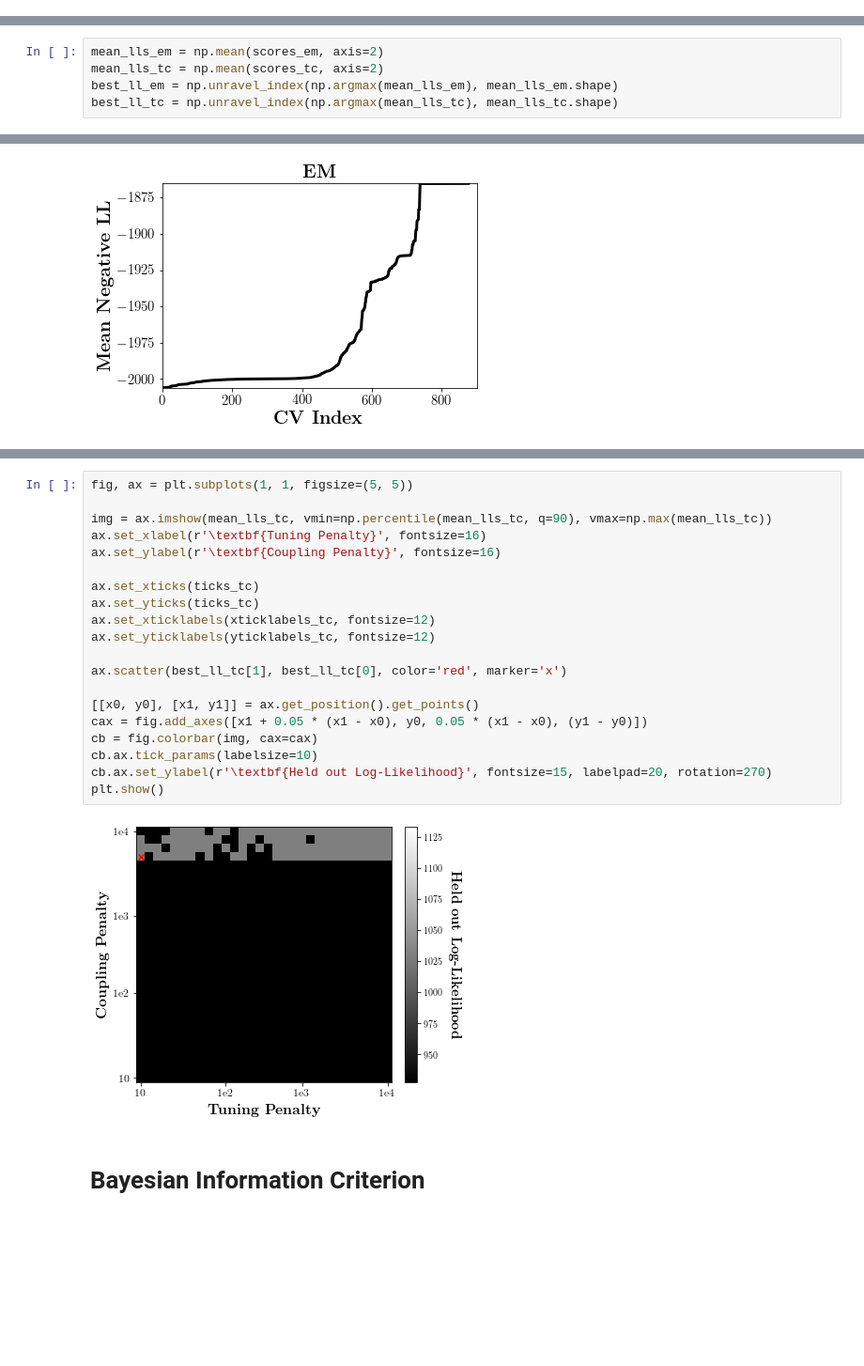
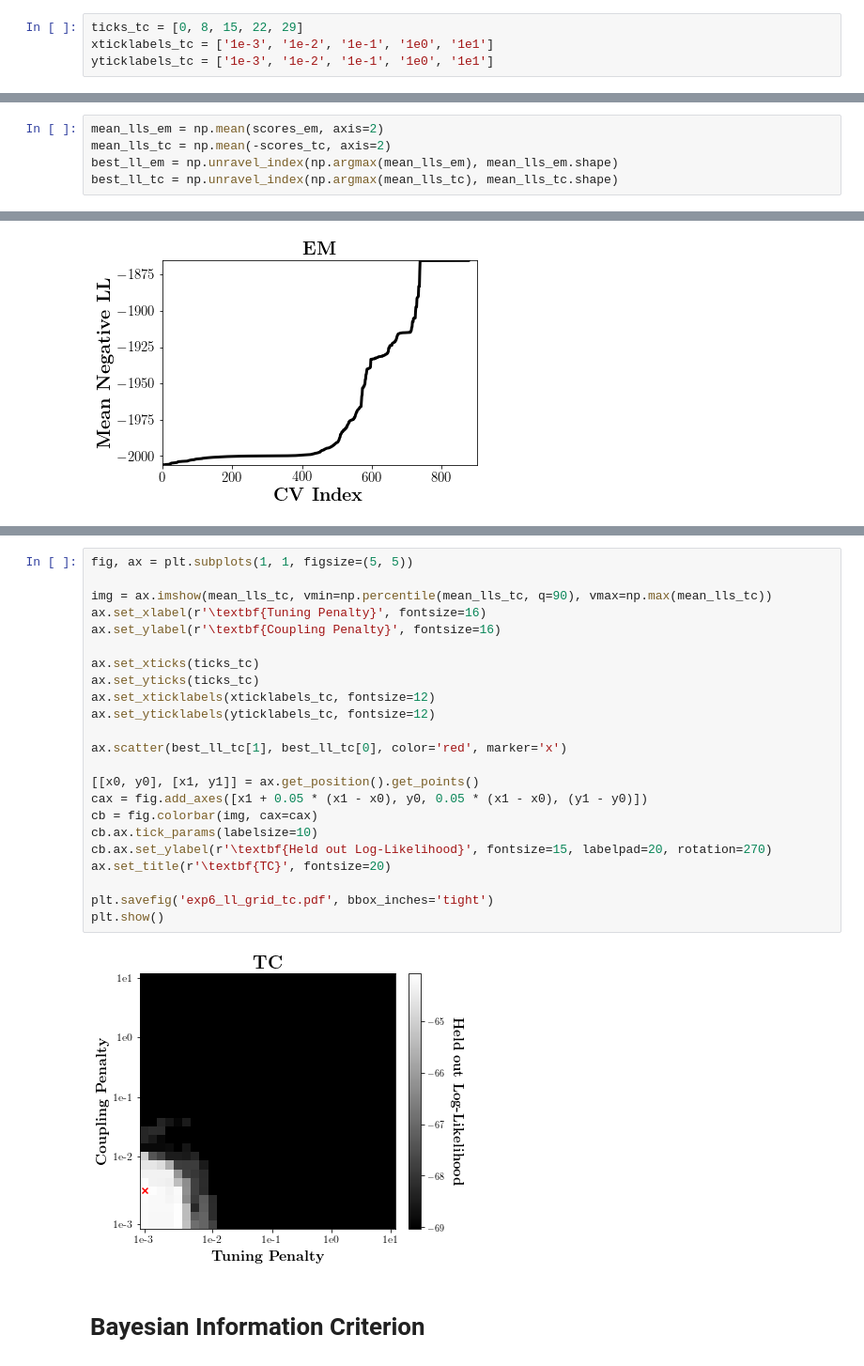
Before and after one commit to BouchardLab/neurobiases, a Jupyter notebook: notebooks/analyze_cv_em_exp6.ipynb, the cells around one changed output, grey strips where cells are left out. Shown at 94% size. Drawn from its saved outputs; the diff is of its cells as text; blank space fills up the shorter version.

```diff
--- a/notebooks/analyze_cv_em_exp6.ipynb
+++ b/notebooks/analyze_cv_em_exp6.ipynb
@@ -44,3 +40,7 @@ yticklabels_tc = ['10', '1e2', '1e3', '1e4']
+# %%
+ticks_tc = [0, 8, 15, 22, 29]
+xticklabels_tc = ['1e-3', '1e-2', '1e-1', '1e0', '1e1']
+yticklabels_tc = ['1e-3', '1e-2', '1e-1', '1e0', '1e1']
 # %%
 fig, axes = plt.subplots(1, 2, figsize=(10, 5))
 
@@ -63,7 +64,7 @@ plt.tight_layout()
 # Cross-validated Log-likelihood
 # %%
 mean_lls_em = np.mean(scores_em, axis=2)
-mean_lls_tc = np.mean(scores_tc, axis=2)
+mean_lls_tc = np.mean(-scores_tc, axis=2)
 best_ll_em = np.unravel_index(np.argmax(mean_lls_em), mean_lls_em.shape)
 best_ll_tc = np.unravel_index(np.argmax(mean_lls_tc), mean_lls_tc.shape)
 # %%
@@ -106,25 +108,28 @@ plt.show()
 # %%
 fig, ax = plt.subplots(1, 1, figsize=(5, 5))
 
 img = ax.imshow(mean_lls_tc, vmin=np.percentile(mean_lls_tc, q=90), vmax=np.max(mean_lls_tc))
 ax.set_xlabel(r'\textbf{Tuning Penalty}', fontsize=16)
 ax.set_ylabel(r'\textbf{Coupling Penalty}', fontsize=16)
 
 ax.set_xticks(ticks_tc)
 ax.set_yticks(ticks_tc)
 ax.set_xticklabels(xticklabels_tc, fontsize=12)
 ax.set_yticklabels(yticklabels_tc, fontsize=12)
 
 ax.scatter(best_ll_tc[1], best_ll_tc[0], color='red', marker='x')
 
 [[x0, y0], [x1, y1]] = ax.get_position().get_points()
 cax = fig.add_axes([x1 + 0.05 * (x1 - x0), y0, 0.05 * (x1 - x0), (y1 - y0)])
 cb = fig.colorbar(img, cax=cax)
 cb.ax.tick_params(labelsize=10)
 cb.ax.set_ylabel(r'\textbf{Held out Log-Likelihood}', fontsize=15, labelpad=20, rotation=270)
+ax.set_title(r'\textbf{TC}', fontsize=20)
+
+plt.savefig('exp6_ll_grid_tc.pdf', bbox_inches='tight')
 plt.show()
 # %% [output]
-[figure, old version]
+[figure, new version]
 # %% [markdown]
 # Bayesian Information Criterion
 # %%
```
Also changed, not shown: parts of 16 cells of this notebook.
